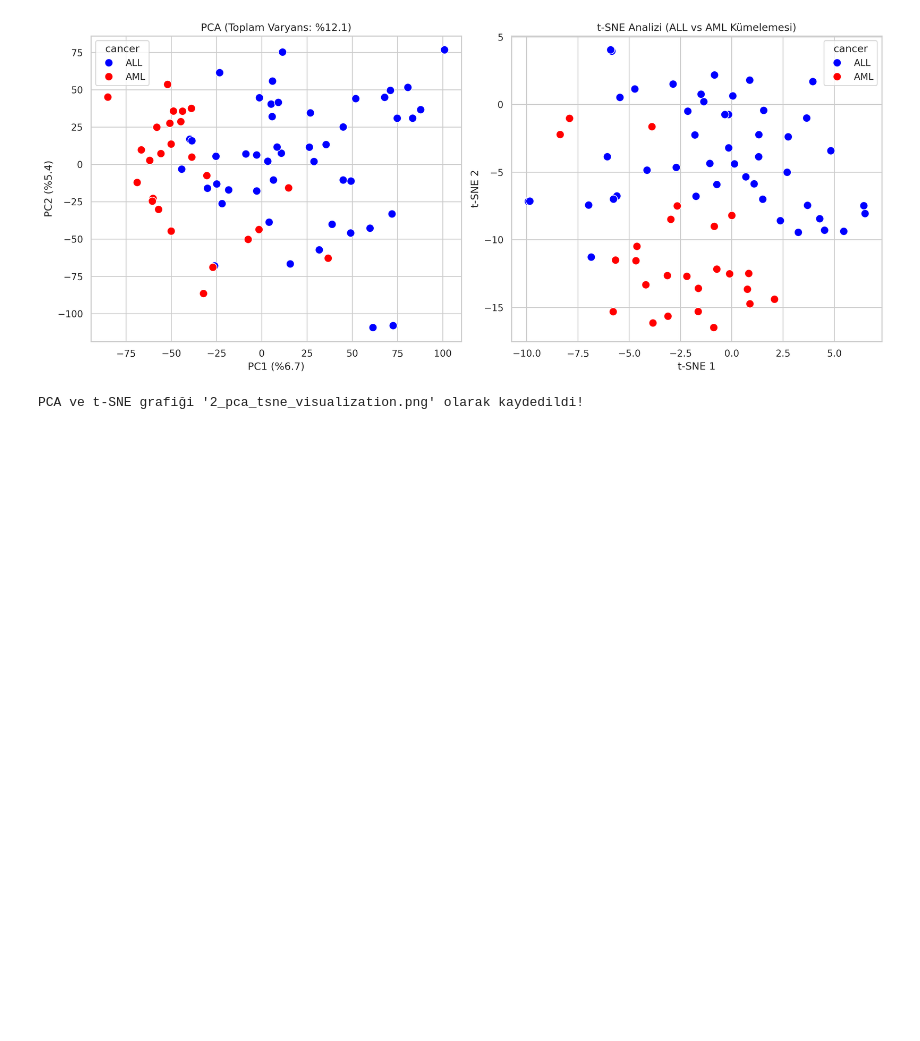
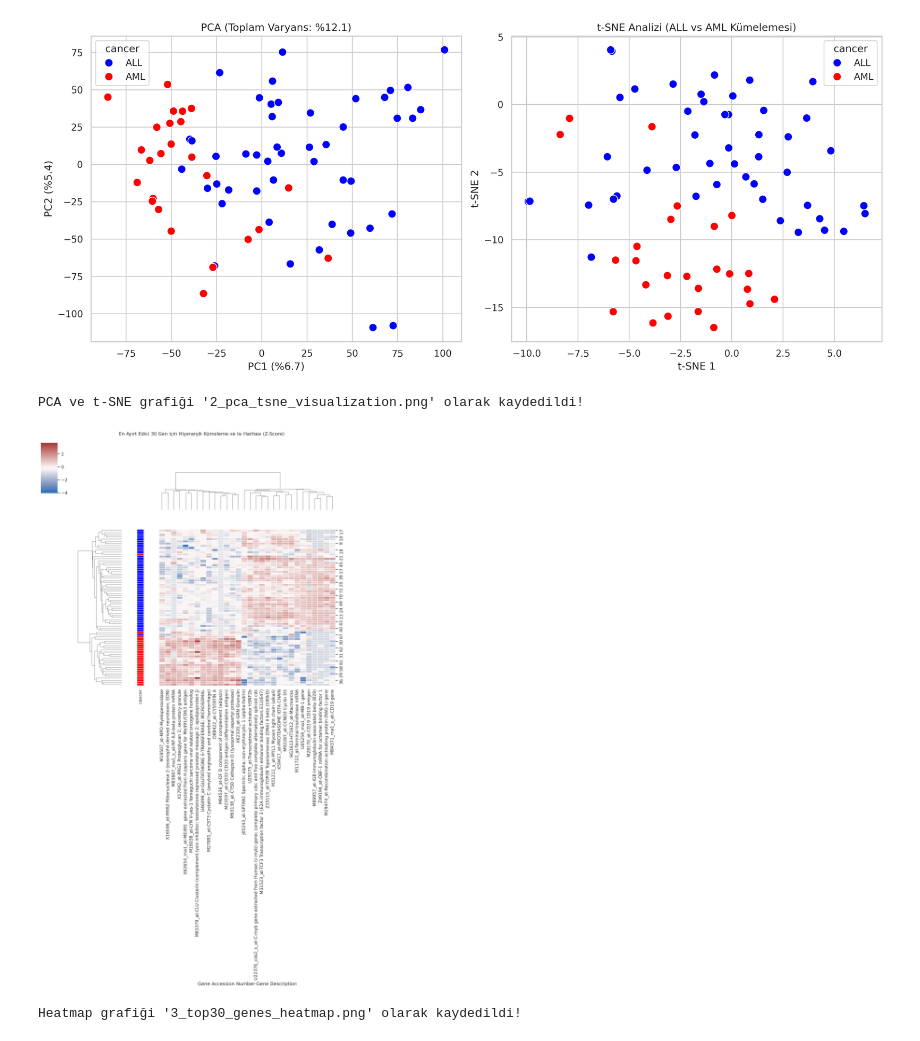
Before and after one commit to sharakhaplan/All-Aml-Leukemia-Subtype-Classification-Using-Gene-Expression-Data, a Jupyter notebook: Classification_of_ALL_and_AML.ipynb, the cells around one changed output. Saved outputs shown, nothing was run; the diff lists cells and outputs as text; code cells hidden in the pictures; blank space fills up the shorter version.

Commit message:
son EDA işlemleri ilk veri seti için tamamlandı

```diff
--- a/Classification_of_ALL_and_AML.ipynb
+++ b/Classification_of_ALL_and_AML.ipynb
@@ -153,3 +153,34 @@ PC2 Açıklanan Varyans: %5.39
 Toplam Açıklanan Varyans (2D): %12.12
 [figure]
 PCA ve t-SNE grafiği '2_pca_tsne_visualization.png' olarak kaydedildi!
+# %%
+# ALL ve AML grupları arasında t-testi
+all_mask = (y_labels == 'ALL')
+aml_mask = (y_labels == 'AML')
+
+p_values = {}
+for col in X_log2.columns:
+    stat, p = stats.ttest_ind(X_log2.loc[all_mask, col], X_log2.loc[aml_mask, col])
+    p_values[col] = p
+p_series = pd.Series(p_values)
+top30_genes = p_series.nsmallest(30).index
+
+# En ayırt edici 30 gen matrisi
+X_top30 = X_log2[top30_genes]
+
+# Etiket renk haritası (ALL: Mavi, AML: Kırmızı)
+lut = {'ALL': 'blue', 'AML': 'red'}
+row_colors = y_labels.map(lut)
+
+# Clustermap (Heatmap + Hiyerarşik Kümeleme)
+g = sns.clustermap(X_top30, row_colors=row_colors, cmap="vlag", z_score=1,
+                   figsize=(12, 10), linewidths=0.5)
+
+g.fig.suptitle("En Ayırt Edici 30 Gen için Hiyerarşik Kümeleme ve Isı Haritası (Z-Score)", y=1.02)
+plt.savefig("3_top30_genes_heatmap.png", bbox_inches='tight')
+plt.show()
+
+print("Heatmap grafiği '3_top30_genes_heatmap.png' olarak kaydedildi!")
+# %% [output]
+[figure, added]
+Heatmap grafiği '3_top30_genes_heatmap.png' olarak kaydedildi!
```
Also changed, not shown: parts of 1 cell of this notebook.
